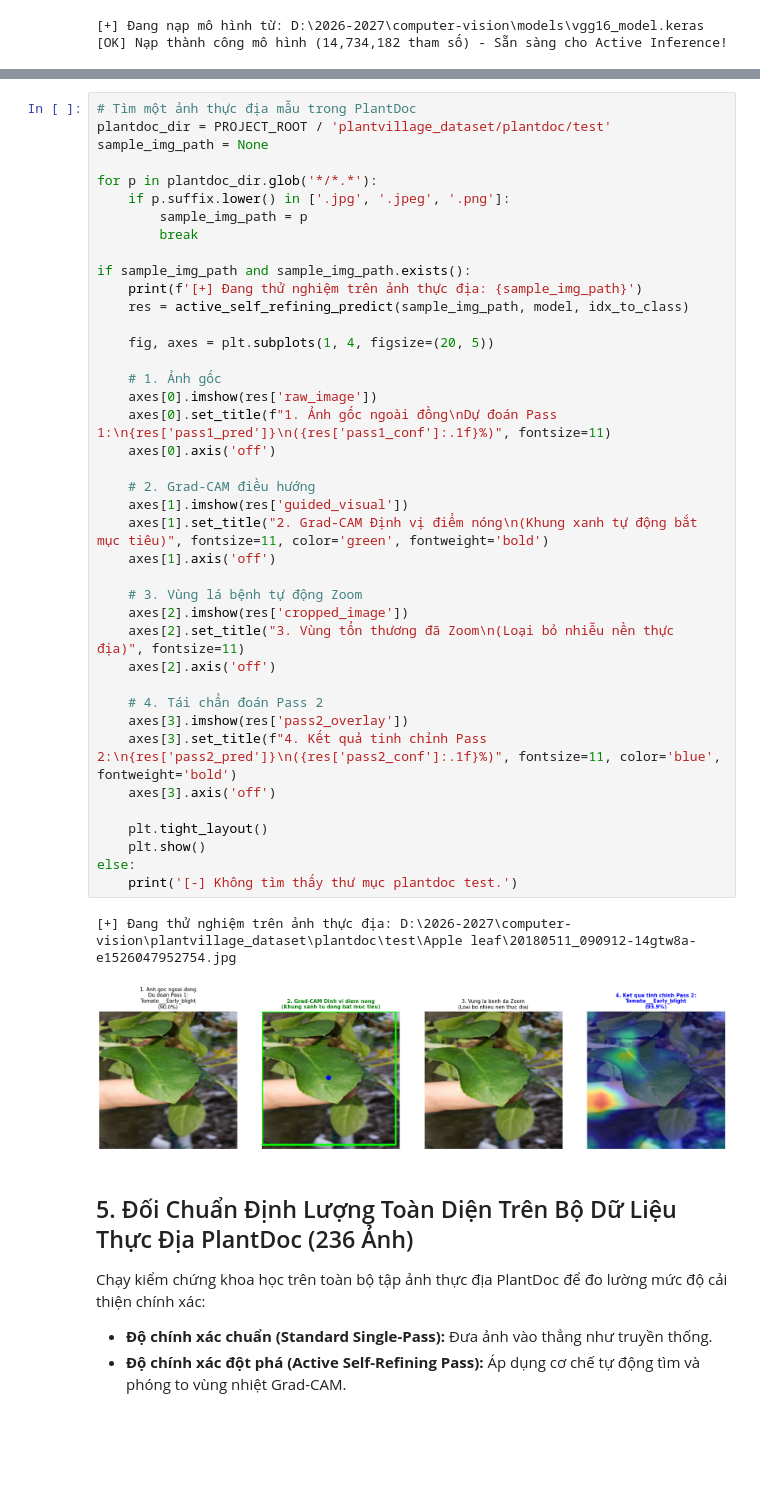
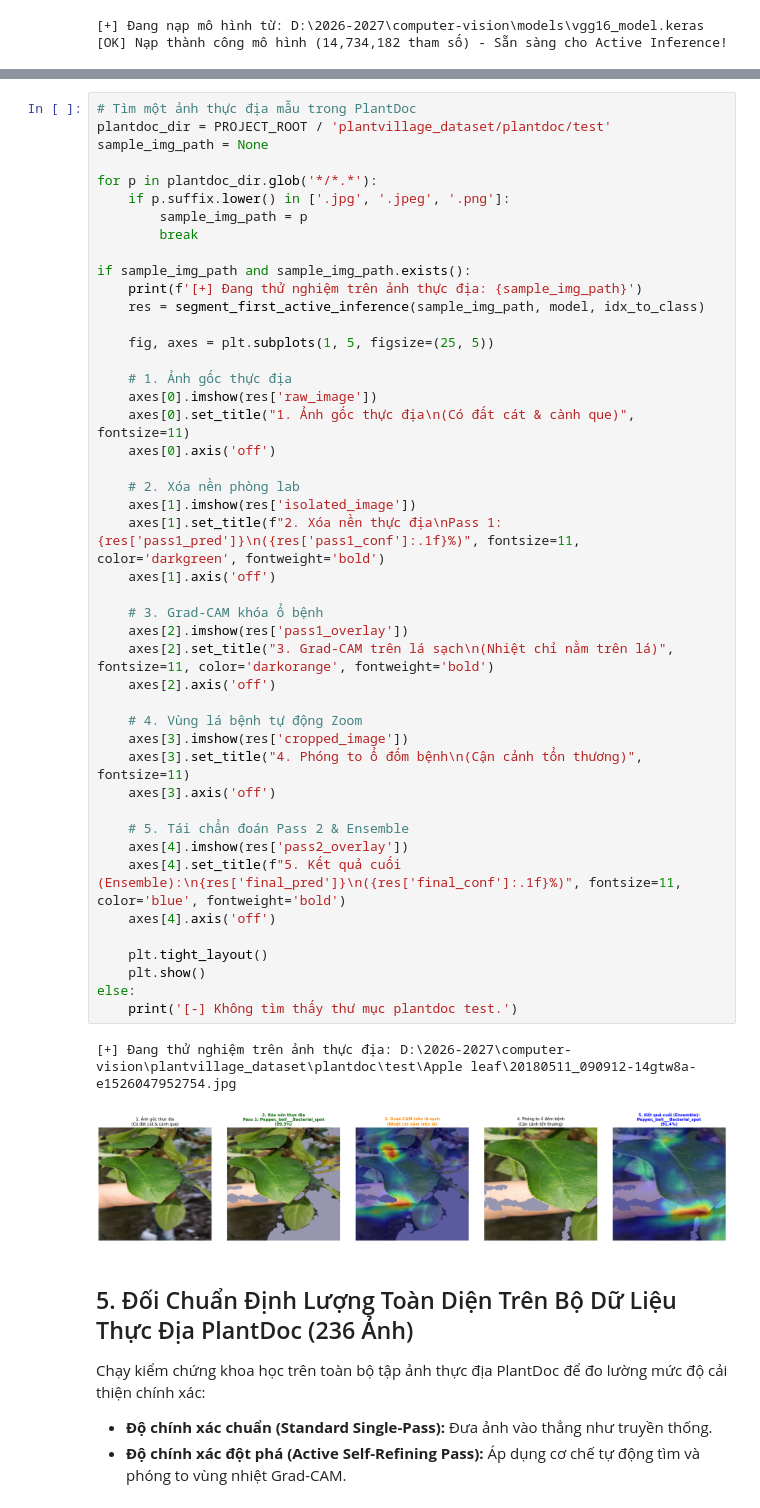
Before and after one commit to phamtuandat2005/plantvillage-plant-disease-classification, a Jupyter notebook: _ipynb/07_gradcam_active_self_refining_inference.ipynb, the cells around one changed output, grey strips where cells are left out. Drawn from its saved outputs; the diff is of its cells as text; blank space fills up the shorter version.

Commit message:
feat(inference): implement segment-first active Grad-CAM inference with background isolation

```diff
--- a/_ipynb/07_gradcam_active_self_refining_inference.ipynb
+++ b/_ipynb/07_gradcam_active_self_refining_inference.ipynb
@@ -294,46 +268,51 @@ Chạy thử nghiệm thuật toán trên một ảnh thực địa ngoài trờ
 # %%
 # Tìm một ảnh thực địa mẫu trong PlantDoc
 plantdoc_dir = PROJECT_ROOT / 'plantvillage_dataset/plantdoc/test'
 sample_img_path = None
 
 for p in plantdoc_dir.glob('*/*.*'):
     if p.suffix.lower() in ['.jpg', '.jpeg', '.png']:
         sample_img_path = p
         break
 
 if sample_img_path and sample_img_path.exists():
     print(f'[+] Đang thử nghiệm trên ảnh thực địa: {sample_img_path}')
-    res = active_self_refining_predict(sample_img_path, model, idx_to_class)
+    res = segment_first_active_inference(sample_img_path, model, idx_to_class)
 
-    fig, axes = plt.subplots(1, 4, figsize=(20, 5))
+    fig, axes = plt.subplots(1, 5, figsize=(25, 5))
 
-    # 1. Ảnh gốc
+    # 1. Ảnh gốc thực địa
     axes[0].imshow(res['raw_image'])
-    axes[0].set_title(f"1. Ảnh gốc ngoài đồng\nDự đoán Pass 1:\n{res['pass1_pred']}\n({res['pass1_conf']:.1f}%)", fontsize=11)
+    axes[0].set_title("1. Ảnh gốc thực địa\n(Có đất cát & cành que)", fontsize=11)
     axes[0].axis('off')
 
-    # 2. Grad-CAM điều hướng
-    axes[1].imshow(res['guided_visual'])
-    axes[1].set_title("2. Grad-CAM Định vị điểm nóng\n(Khung xanh tự động bắt mục tiêu)", fontsize=11, color='green', fontweight='bold')
+    # 2. Xóa nền phòng lab
+    axes[1].imshow(res['isolated_image'])
+    axes[1].set_title(f"2. Xóa nền thực địa\nPass 1: {res['pass1_pred']}\n({res['pass1_conf']:.1f}%)", fontsize=11, color='darkgreen', fontweight='bold')
     axes[1].axis('off')
 
-    # 3. Vùng lá bệnh tự động Zoom
-    axes[2].imshow(res['cropped_image'])
-    axes[2].set_title("3. Vùng tổn thương đã Zoom\n(Loại bỏ nhiễu nền thực địa)", fontsize=11)
+    # 3. Grad-CAM khóa ổ bệnh
+    axes[2].imshow(res['pass1_overlay'])
+    axes[2].set_title("3. Grad-CAM trên lá sạch\n(Nhiệt chỉ nằm trên lá)", fontsize=11, color='darkorange', fontweight='bold')
     axes[2].axis('off')
 
-    # 4. Tái chẩn đoán Pass 2
-    axes[3].imshow(res['pass2_overlay'])
-    axes[3].set_title(f"4. Kết quả tinh chỉnh Pass 2:\n{res['pass2_pred']}\n({res['pass2_conf']:.1f}%)", fontsize=11, color='blue', fontweight='bold')
+    # 4. Vùng lá bệnh tự động Zoom
+    axes[3].imshow(res['cropped_image'])
+    axes[3].set_title("4. Phóng to ổ đốm bệnh\n(Cận cảnh tổn thương)", fontsize=11)
     axes[3].axis('off')
+
+    # 5. Tái chẩn đoán Pass 2 & Ensemble
+    axes[4].imshow(res['pass2_overlay'])
+    axes[4].set_title(f"5. Kết quả cuối (Ensemble):\n{res['final_pred']}\n({res['final_conf']:.1f}%)", fontsize=11, color='blue', fontweight='bold')
+    axes[4].axis('off')
 
     plt.tight_layout()
     plt.show()
 else:
     print('[-] Không tìm thấy thư mục plantdoc test.')
 # %% [output]
 [+] Đang thử nghiệm trên ảnh thực địa: D:\2026-2027\computer-vision\plantvillage_dataset\plantdoc\test\Apple leaf\20180511_090912-14gtw8a-e1526047952754.jpg
-[figure, old version]
+[figure, new version]
 # %% [markdown]
 ## 5. Đối Chuẩn Định Lượng Toàn Diện Trên Bộ Dữ Liệu Thực Địa PlantDoc (236 Ảnh)
 
```
Also changed, not shown: parts of 10 cells of this notebook.
